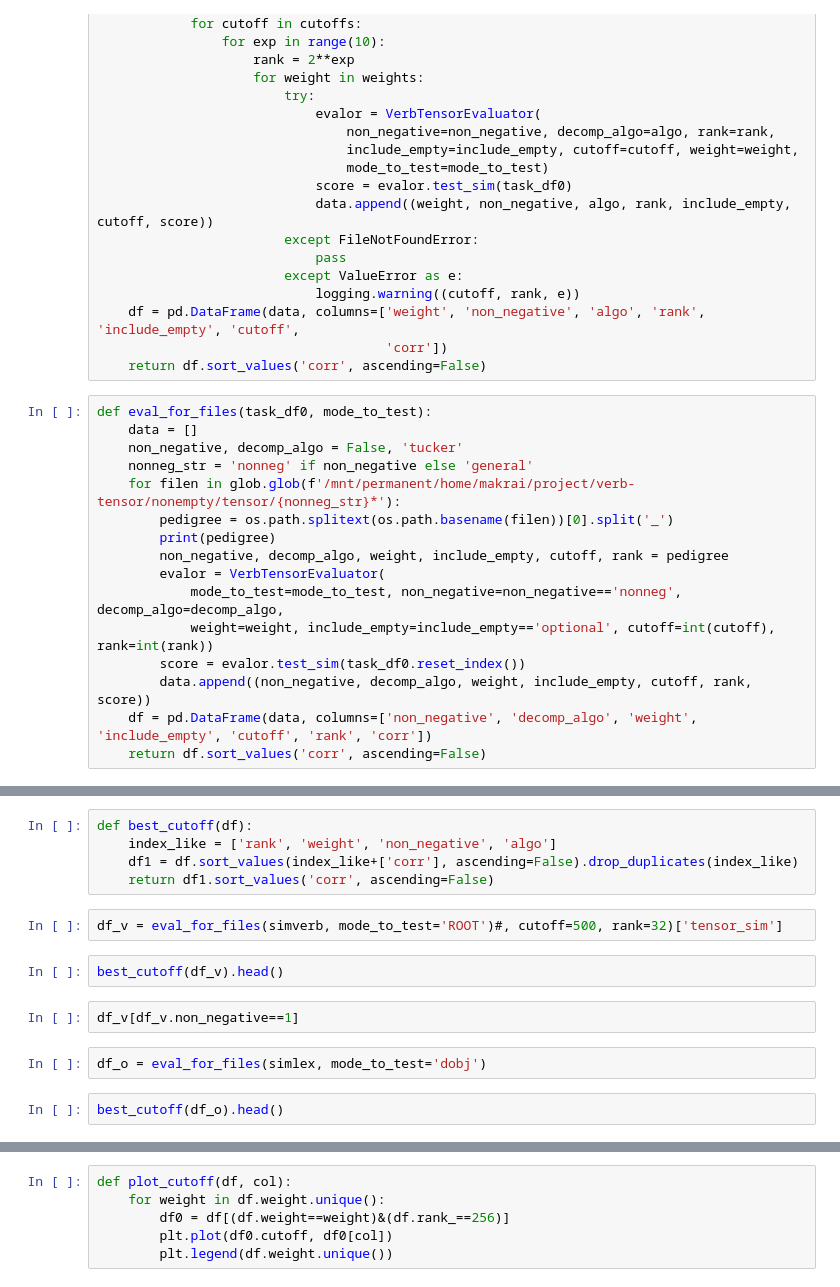
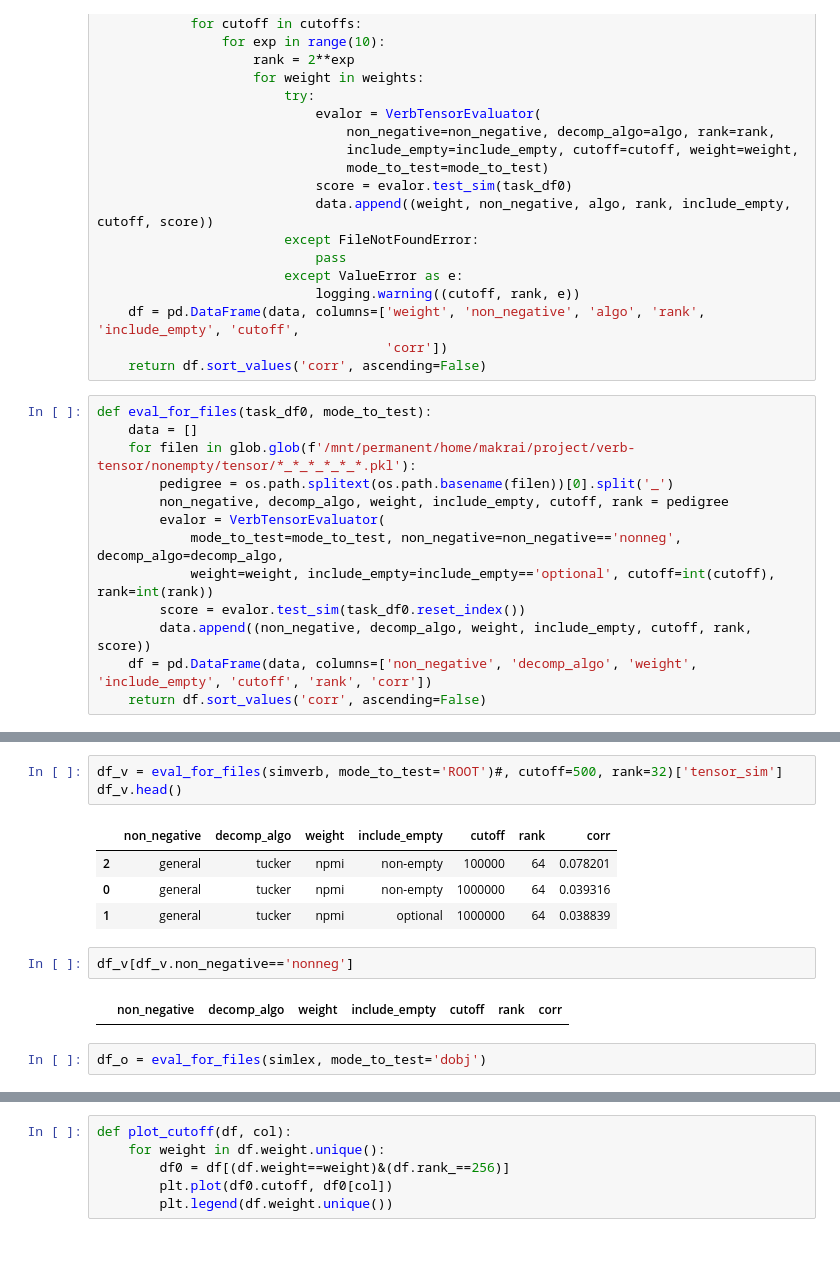
Before and after one commit to makrai/verb-tensor, a Jupyter notebook: eval.ipynb, the cells around one changed output, grey strips where cells are left out. Cells and saved outputs as stored; diff of their text form; blank space fills up the shorter version.

Commit message:
Compares "non-empty" to the previous version in the best case. "non-empty" is worse.

```diff
--- a/eval.ipynb
+++ b/eval.ipynb
@@ -141,11 +141,8 @@ def eval_for_for(task_df0, mode_to_test, algo='tucker'):
 # %%
 def eval_for_files(task_df0, mode_to_test):
     data = []
-    non_negative, decomp_algo = False, 'tucker'
-    nonneg_str = 'nonneg' if non_negative else 'general'
-    for filen in glob.glob(f'/mnt/permanent/home/makrai/project/verb-tensor/nonempty/tensor/{nonneg_str}*'):
+    for filen in glob.glob(f'/mnt/permanent/home/makrai/project/verb-tensor/nonempty/tensor/*_*_*_*_*_*.pkl'):
         pedigree = os.path.splitext(os.path.basename(filen))[0].split('_')
-        print(pedigree)
         non_negative, decomp_algo, weight, include_empty, cutoff, rank = pedigree
         evalor = VerbTensorEvaluator(
             mode_to_test=mode_to_test, non_negative=non_negative=='nonneg', decomp_algo=decomp_algo,
@@ -178,15 +162,14 @@ FileNotFoundError: [Errno 2] No such file or directory: '/mnt/permanent/home/mak
-# %%
-def best_cutoff(df):
-    index_like = ['rank', 'weight', 'non_negative', 'algo']
-    df1 = df.sort_values(index_like+['corr'], ascending=False).drop_duplicates(index_like)
-    return df1.sort_values('corr', ascending=False)
 # %%
 df_v = eval_for_files(simverb, mode_to_test='ROOT')#, cutoff=500, rank=32)['tensor_sim']
+df_v.head()
+# %% [output]
+|  | non_negative | decomp_algo | weight | include_empty | cutoff | rank | corr |
+| 2 | general | tucker | npmi | non-empty | 100000 | 64 | 0.078201 |
+| 0 | general | tucker | npmi | non-empty | 1000000 | 64 | 0.039316 |
+| 1 | general | tucker | npmi | optional | 1000000 | 64 | 0.038839 |
-# %%
-best_cutoff(df_v).head()
 # %%
-df_v[df_v.non_negative==1]
+df_v[df_v.non_negative=='nonneg']
+# %% [output]
+|  | non_negative | decomp_algo | weight | include_empty | cutoff | rank | corr |
 # %%
 df_o = eval_for_files(simlex, mode_to_test='dobj')
-# %%
-best_cutoff(df_o).head()
```
Also changed, not shown: parts of 18 cells of this notebook.
